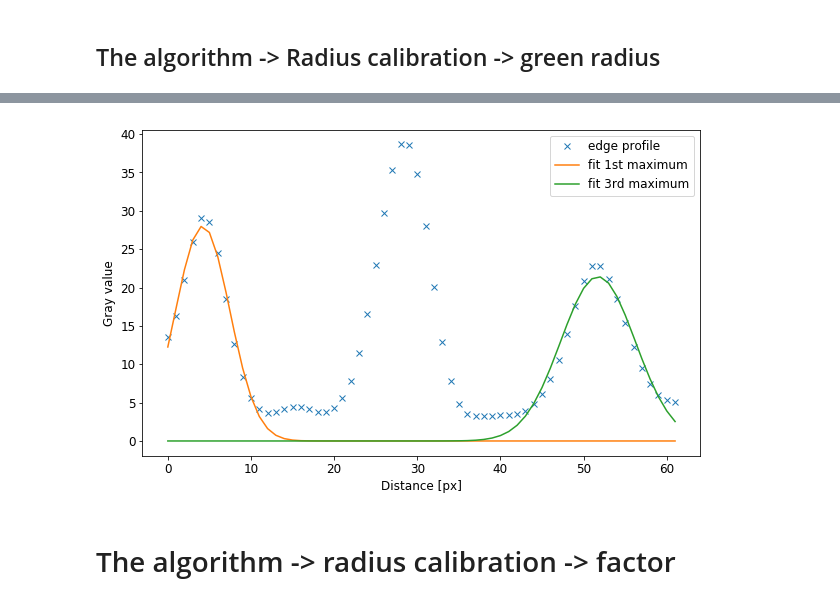
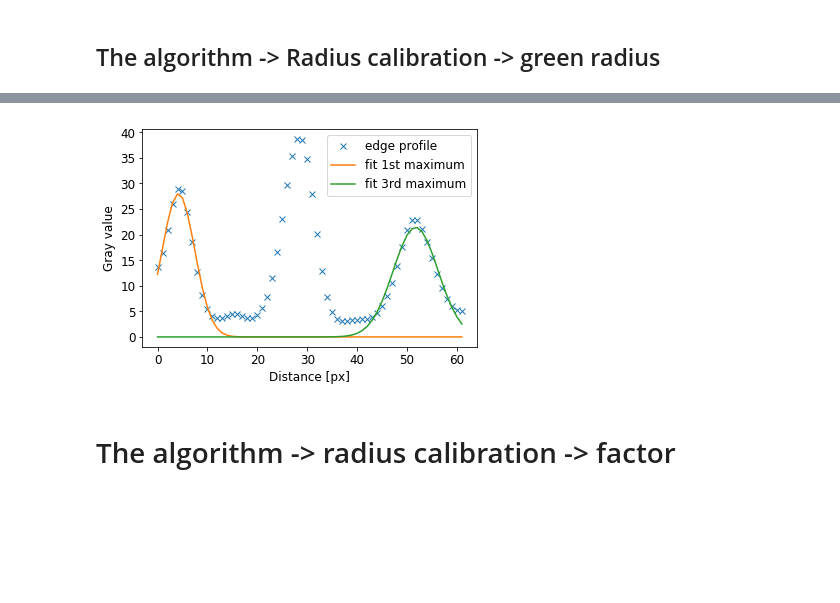
Before and after one commit to zazizizou/gradient_ansatz, a Jupyter notebook: thesis_graphsand_figures.ipynb, the cells around one changed output, grey strips where cells are left out. Cells and saved outputs as stored; diff of their text form; code cells hidden in the pictures; blank space fills up the shorter version.

Commit message:
5.2 figures

```diff
--- a/thesis_graphsand_figures.ipynb
+++ b/thesis_graphsand_figures.ipynb
@@ -96,16 +105,17 @@ def gauss(x, a, mu, sigma):
 popt1, _ = curve_fit(gauss, xdata, ydata, p0=[30, 5, 2])
 popt2, _ = curve_fit(gauss, xdata, ydata, p0=[30, 56, 2])
 # %%
-plt.figure(figsize=(10,6))
+fig = plt.figure(frameon=False)
+fig.set_size_inches(6,4)
 plt.plot(ydata, 'x', label="edge profile")
 plt.plot(xdata, gauss(xdata, *popt1), label="fit 1st maximum")
 plt.plot(xdata, gauss(xdata, *popt2), label="fit 3rd maximum")
 plt.xlabel("Distance [px]")
 plt.ylabel("Gray value")
 plt.legend()
 plt.savefig("../thesis/graphs/green_radius_demo.png")
 # %% [output]
-[figure, old version]
+[figure, new version]
 # %% [markdown]
 # The algorithm -> radius calibration -> factor
 # %%
```
Also changed, not shown: parts of 45 cells of this notebook, 1 other file.
